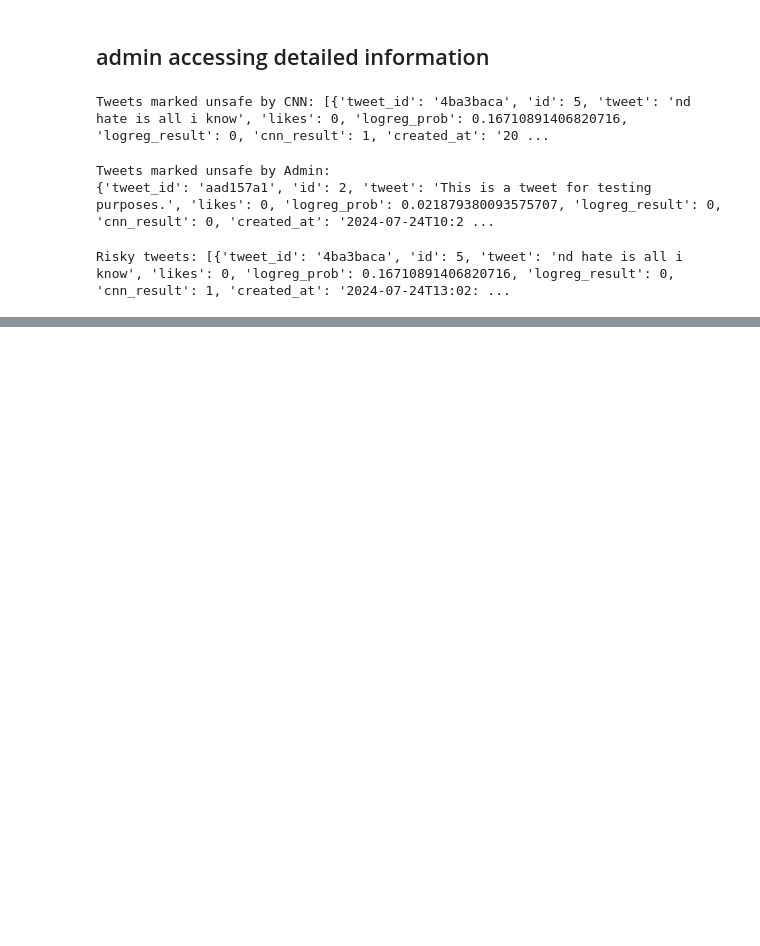
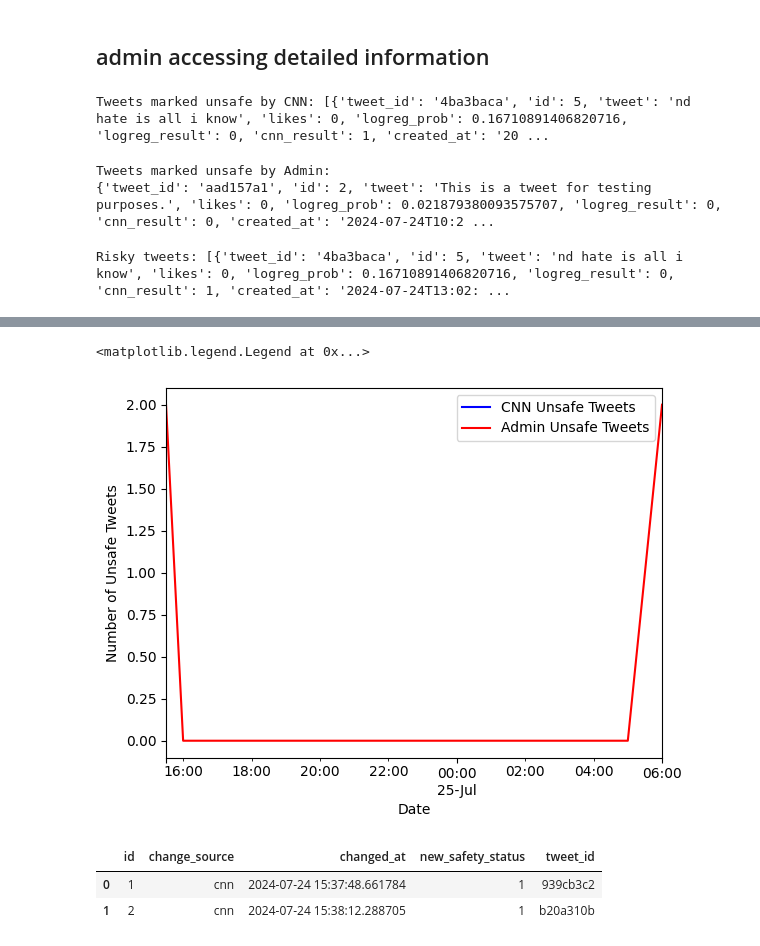
Before and after one commit to EPITA-LLMforHateSpeech/filtered-twitter, a Jupyter notebook: my_Twitter/frontend/user_simulation.ipynb, the cells around one changed output, grey strips where cells are left out. Drawn from its saved outputs; the diff is of its cells as text; code cells hidden in the pictures; blank space fills up the shorter version.

Commit message:
completed updating status and statistics page

```diff
--- a/my_Twitter/frontend/user_simulation.ipynb
+++ b/my_Twitter/frontend/user_simulation.ipynb
@@ -393,0 +482,39 @@ Risky tweets: [{'tweet_id': '4ba3baca', 'id': 5, 'tweet': 'nd hate is all i know
+# %%
+# Function to get all safety status changes from the endpoint
+def get_safety_status_changes():
+    response = requests.get(f'{base_url}/safety_status_changes')
+    response.raise_for_status()  # Raise an error if the request failed
+    return response.json()
+
+# Fetch all safety status changes
+all_changes = get_safety_status_changes()
+
+# Convert the response to DataFrame
+df = pd.DataFrame(all_changes)
+
+# Ensure 'created_at' is in datetime format
+df['changed_at'] = pd.to_datetime(df['changed_at'])
+
+# Filter changes by source
+cnn_changes = df[df['change_source'] == 'cnn']
+admin_changes = df[df['change_source'] == 'admin']
+
+# Resample and plot
+cnn_unsafe_changes = cnn_changes.resample('30min', on='changed_at').size()
+admin_unsafe_changes = admin_changes.resample('30min', on='changed_at').size()
+
+fig, ax = plt.subplots()
+cnn_unsafe_changes.plot(ax=ax, label='CNN Unsafe Tweets', color='blue')
+admin_unsafe_changes.plot(ax=ax, label='Admin Unsafe Tweets', color='red')
+ax.set_xlabel('Date')
+ax.set_ylabel('Number of Unsafe Tweets')
+ax.legend()
+# %% [output]
+<matplotlib.legend.Legend at 0x...>
+[figure, added]
+# %%
+cnn_changes
+# %% [output]
+|  | id | change_source | changed_at | new_safety_status | tweet_id |
+| 0 | 1 | cnn | 2024-07-24 15:37:48.661784 | 1 | 939cb3c2 |
+| 1 | 2 | cnn | 2024-07-24 15:38:12.288705 | 1 | b20a310b |
```
Also changed, not shown: parts of 10 cells of this notebook, 5 other files.
